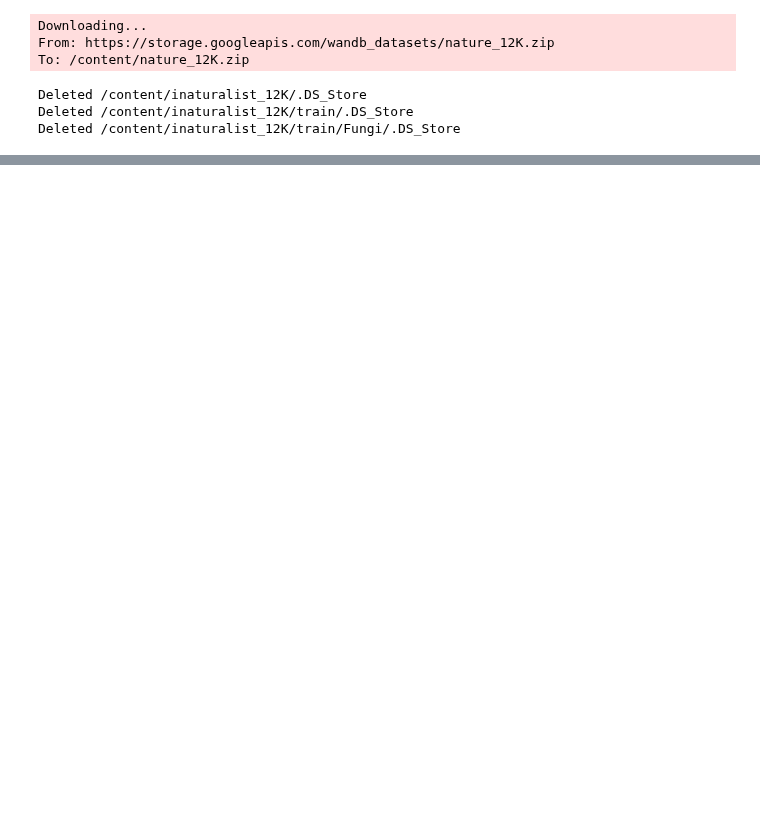
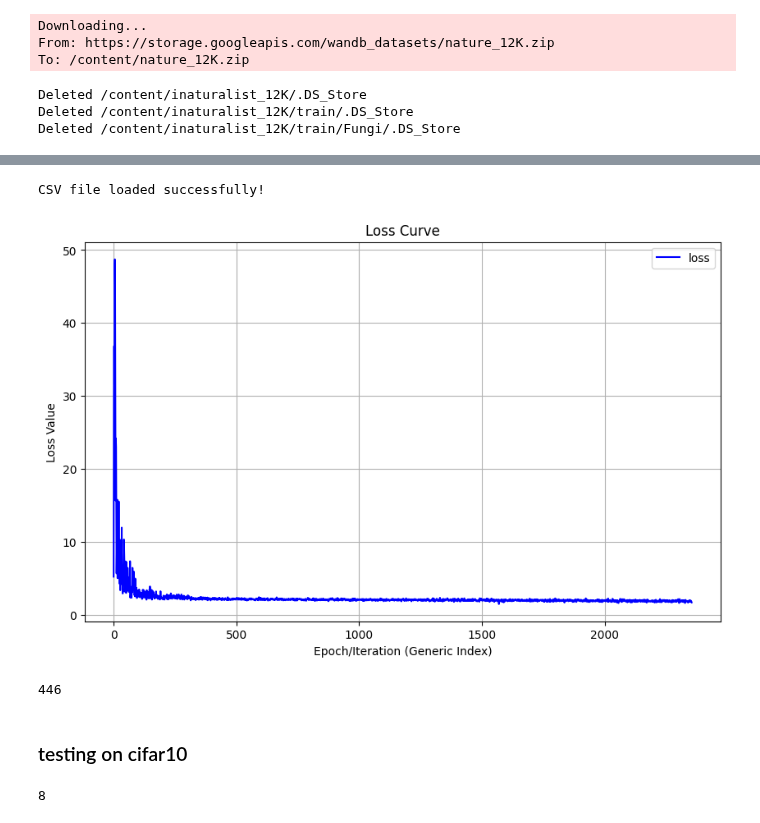
Before and after one commit to anonymous174174/404brain-not-found, a Jupyter notebook: Development/speed_discrepancy.ipynb, the cells around one changed output, grey strips where cells are left out. Drawn from its saved outputs; the diff is of its cells as text; code cells hidden in the pictures; blank space fills up the shorter version.

```diff
--- a/Development/speed_discrepancy.ipynb
+++ b/Development/speed_discrepancy.ipynb
@@ -7974,0 +8545,23 @@ import neuronix.losses as l
+# %%
+tlcsv = CSVLossPlotter("/content/experiments/FastNet_t0_inaturalist12k/logs/FastNet_t0_inaturalist12k_train_log.csv")
+tlcsv.load_csv()
+tlcsv.plot_losses()
+# %% [output]
+CSV file loaded successfully!
+[figure, added]
+# %%
+del model, optimizer, scheduler, graph, lf, train_log_file, test_log_file, train_writer, test_writer, train_log_file_path, test_log_file_path, train_dataset, train_loader, test_dataset, test_loader
+import gc
+torch.cuda.empty_cache()
+gc.collect()
+# %% [output]
+446
+# %% [markdown]
+### testing on cifar10
+# %%
+del model, optimizer, scheduler, graph, lf, train_log_file, test_log_file, train_writer, test_writer, train_log_file_path, test_log_file_path, train_dataset, train_loader, test_dataset, test_loader
+import gc
+torch.cuda.empty_cache()
+gc.collect()
+# %% [output]
+8
```
Also changed, not shown: parts of 28 cells of this notebook.
